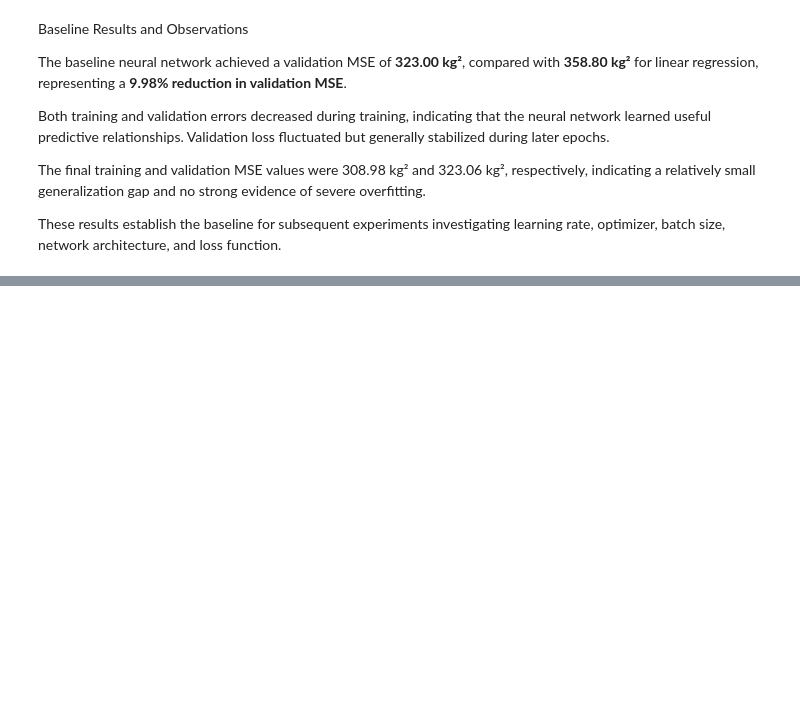
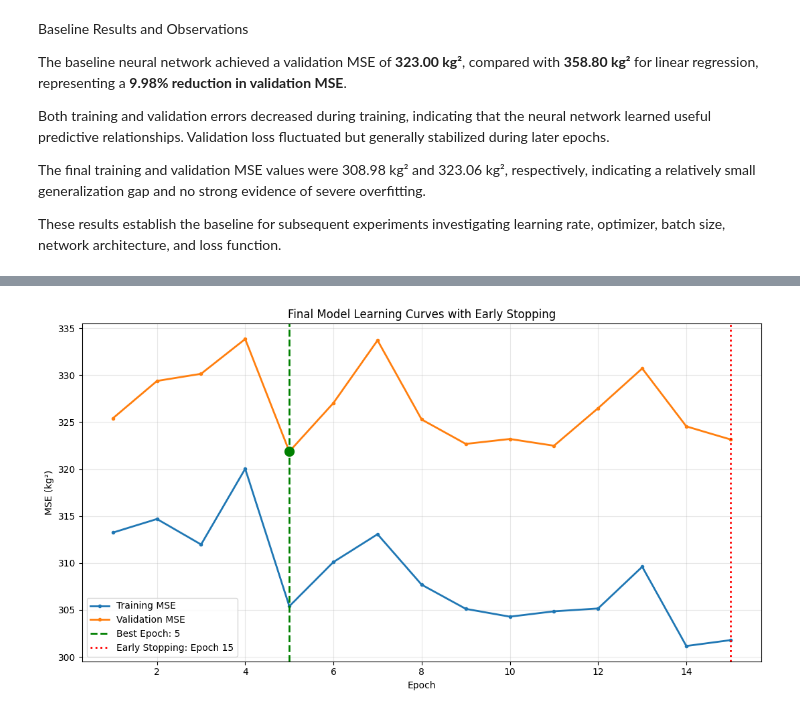
Before and after one commit to AmalKhairalla/OPL-Insights, a Jupyter notebook: notebooks/DS330_P1_Baseline.ipynb, the cells around one changed output, grey strips where cells are left out. Drawn from its saved outputs; the diff is of its cells as text; code cells hidden in the pictures; blank space fills up the shorter version.

```diff
--- a/notebooks/DS330_P1_Baseline.ipynb
+++ b/notebooks/DS330_P1_Baseline.ipynb
@@ -1220,3 +1258,14 @@ Both training and validation errors decreased during training, indicating that t
 The final training and validation MSE values were 308.98 kg² and 323.06 kg², respectively, indicating a relatively small generalization gap and no strong evidence of severe overfitting.
 
 These results establish the baseline for subsequent experiments investigating learning rate, optimizer, batch size, network architecture, and loss function.
+# %%
+final_res = run_experiment(
+    hidden=(64, 64, 64),
+    optimizer="adam",
+    lr=0.001,
+    batch_size=64,
+    epochs=100,
+    patience=10
+)
+print("Best epoch:", final_res["best_epoch"])
+print("Val MSE:", final_res["val_mse"])
@@ -1222,0 +1291,78 @@ These results establish the baseline for subsequent experiments investigating le
+# %%
+
+# Final Model Learning Curves (with Early Stopping)
+
+import matplotlib.pyplot as plt
+
+train_losses = final_res["train_losses"]
+val_losses = final_res["val_losses"]
+
+best_epoch = final_res["best_epoch"]
+epochs_run = final_res["epochs_run"]
+stopped_early = final_res["stopped_early"]
+
+epoch_numbers = range(1, epochs_run + 1)
+
+plt.figure(figsize=(11, 6))
+
+# Training and Validation curves
+plt.plot(
+    epoch_numbers,
+    train_losses,
+    label="Training MSE",
+    linewidth=2,
+    marker="o",
+    markersize=3
+)
+
+plt.plot(
+    epoch_numbers,
+    val_losses,
+    label="Validation MSE",
+    linewidth=2,
+    marker="o",
+    markersize=3
+)
+
+# Mark the best epoch
+plt.axvline(
+    best_epoch,
+    color="green",
+    linestyle="--",
+    linewidth=2,
+    label=f"Best Epoch: {best_epoch}"
+)
+
+plt.scatter(
+    best_epoch,
+    val_losses[best_epoch - 1],
+    color="green",
+    s=100,
+    zorder=5
+)
+
+# Mark the stopping point if Early Stopping occurred
+if stopped_early:
+    plt.axvline(
+        epochs_run,
+        color="red",
+        linestyle=":",
+        linewidth=2,
+        label=f"Early Stopping: Epoch {epochs_run}"
+    )
+
+plt.xlabel("Epoch")
+plt.ylabel("MSE (kg²)")
+plt.title("Final Model Learning Curves with Early Stopping")
+
+plt.legend()
+plt.grid(alpha=0.3)
+plt.tight_layout()
+plt.show()
+
+print(f"Best Epoch: {best_epoch}")
+print(f"Best Validation MSE: {final_res['best_val_mse']:.2f}")
+print(f"Epochs Run: {epochs_run}")
+print(f"Stopped Early: {stopped_early}")
+# %% [output]
+[figure, added]
```
Also changed, not shown: parts of 3 cells of this notebook.
